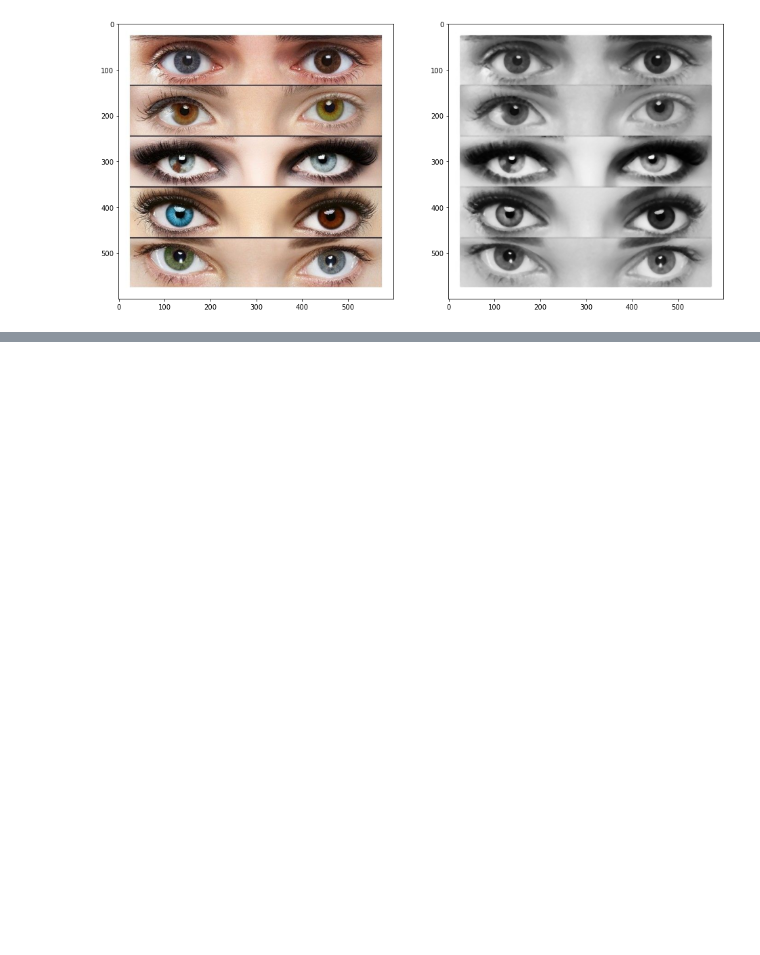
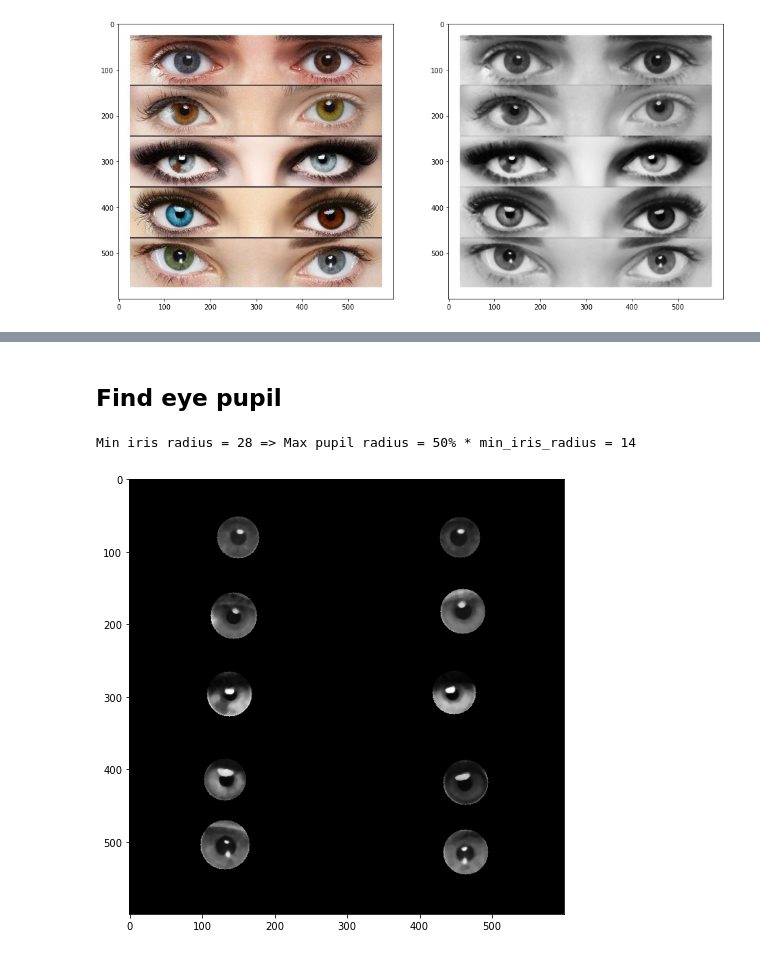
Before and after one commit to AgustinBaffo/CEIA, a Jupyter notebook: 05 - Vision por Computadora I/TP3/TP3.ipynb, the cells around one changed output, grey strips where cells are left out. Cells and saved outputs as stored; diff of their text form; code cells hidden in the pictures; blank space fills up the shorter version.

Commit message:
add eye pupil detection

```diff
--- a/05 - Vision por Computadora I/TP3/TP3.ipynb
+++ b/05 - Vision por Computadora I/TP3/TP3.ipynb
@@ -63,0 +86,21 @@ fig = plt.figure(figsize=(16,8)), plt.imshow(img_out)
+# %% [markdown]
+## Find eye pupil
+# %%
+# Create mask to search in ROI and get min iris radius
+mask = np.zeros(img_original.shape[:2])
+min_iris_radius = np.max(img_original.shape[:2])
+for i,iris in enumerate(iris_pair):   # iris = [[x1,y1,radius1],[x2,y2,radius2]]
+     for eye in iris:                 # eye = [x,y,radius]
+          mask = cv2.circle(mask,(eye[0],eye[1]),eye[2],1,-1)
+          if(eye[2]<min_iris_radius):
+               min_iris_radius=eye[2]
+
+max_pupil_radius = np.int(np.ceil(.5*min_iris_radius))
+gray_blur = cv2.medianBlur(gray,3)
+masked_eyes =  np.uint8(mask*gray_blur)
+
+print("Min iris radius = "+str(min_iris_radius)+" => Max pupil radius = 50% * min_iris_radius = "+str(max_pupil_radius))
+fig = plt.figure(figsize=(16,8)), plt.imshow(masked_eyes,cmap="gray")
+# %% [output]
+Min iris radius = 28 => Max pupil radius = 50% * min_iris_radius = 14
+[figure, added]
```
Also changed, not shown: parts of 6 cells of this notebook.
